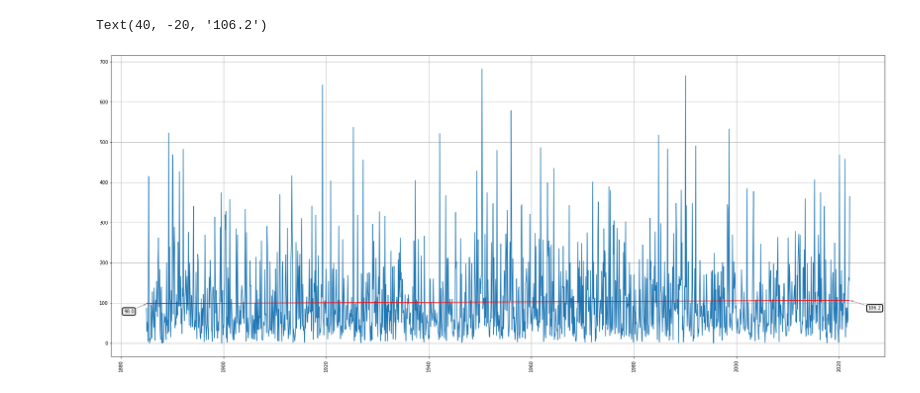
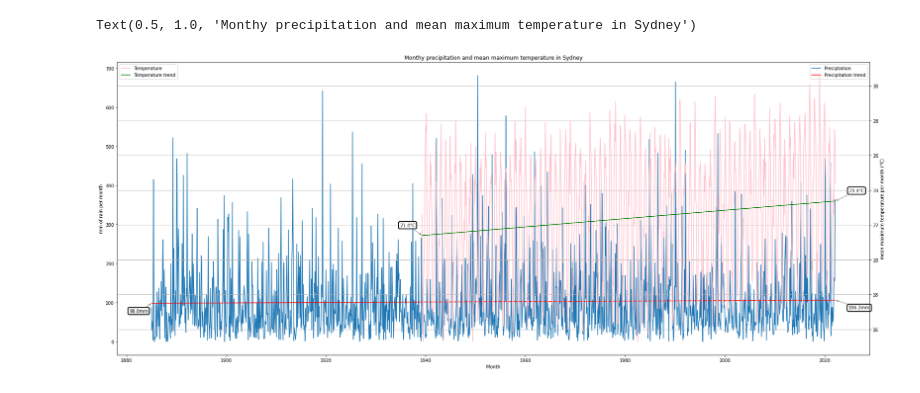
Before and after one commit to ioionu/sydney-climate-charts, a Jupyter notebook: chart.ipynb, the cells around one changed output. Saved outputs shown, nothing was run; the diff lists cells and outputs as text; code cells hidden in the pictures.

Commit message:
more charts

```diff
--- a/chart.ipynb
+++ b/chart.ipynb
@@ -7,7 +8,16 @@ plt.rcParams["figure.figsize"] = (30,12)
 # %%
 rain = pd.read_csv('sydney-rain.csv')
 rain.rename(columns = {'Monthly Precipitation Total (millimetres)': 'mm'}, inplace=True)
+# %%
+# load temperature data
+temperature = pd.read_csv('sydney-temperature.csv')
+temperature.rename(columns = {'Mean maximum temperature (°C)': 'C'}, inplace=True)
 # %%
+# make a datetime column.
 def calc_period(row):
-    # return pd.Period(year=row['Year'], month=row['Month'], freq='M')
     return "{year}/{month:0>2}/01".format(year=row['Year'], month=row['Month'])
+
+rain['date'] = rain.apply(calc_period, axis=1)
+rain['date'] = pd.to_datetime(rain['date'])
+temperature['date'] = temperature.apply(calc_period, axis=1)
+temperature['date'] = pd.to_datetime(temperature['date'])
@@ -27,8 +24,13 @@ dtype: object
 # %%
-import matplotlib.dates as mdates
 # rain trendline.
 x = mdates.date2num(rain['date'])
 d = np.polyfit(x, rain['mm'], 1)
 f = np.poly1d(d)
 rain.insert(7, 'trend', f(x))
+
+# temperature trendline.
+tx = mdates.date2num(temperature['date'])
+td = np.polyfit(tx, temperature['C'], 1)
+tf = np.poly1d(td)
+temperature.insert(7, 'trend', tf(tx))
 # %%
@@ -39,41 +52,81 @@ array([-31045., -31014., -30986., ...,  18962.,  18993.,  19024.])
 # %%
 fig, ax = plt.subplots()
+
+# rain plot.
 p1 = ax.plot(
-    rain['date'], rain['mm']
+    rain['date'], rain['mm'], label='Preciptation'
 )
 p2 = ax.plot(
-    rain['date'], rain['trend'], color='Red'
+    rain['date'], rain['trend'], color='Red', label='Precipitation trend'
 )
+
+# temperature plot.
+ax2 = ax.twinx()
+p3 = ax2.plot(temperature['date'], temperature['C'], color='Pink', label='Temperature')
+p4 = ax2.plot(temperature['date'], temperature['trend'], color='Green', label='Temperature trend')
 
 # tickes and grid.
 plt.xticks(rotation=90)
 plt.grid()
 
 # add annotation for trend line.
-first = rain.iloc[1]
-first_label = f"{first['trend']:.1f}"
-last = rain.iloc[-1]
-last_label = f"{last['trend']:.1f}"
 box_style = dict(boxstyle="round,pad=0.3", fc="white", ec="black", lw=2)
 arrow_style = dict(arrowstyle="->", color="0.5")
+
+# rain
+first = rain.iloc[1]
+first_label = f"{first['trend']:.1f}mm"
+last = rain.iloc[-1]
+last_label = f"{last['trend']:.1f}mm"
 ax.annotate(
     first_label,
     xy=(first['date'], first['trend']),
     xytext=(-50, -20),
     textcoords='offset points',
     bbox=box_style,
     arrowprops=arrow_style
 )
 ax.annotate(
     last_label,
     xy=(last['date'], last['trend']),
-    xytext=(40, -20),
+    xytext=(30, -20),
     textcoords='offset points',
     bbox=box_style,
     arrowprops=arrow_style
 )
+ax.set_ylabel("mm of rain per month")
 
-# plt.show()
+# temperature.
+tfirst = temperature.iloc[1]
+tfirst_label = f"{tfirst['trend']:.1f}°C"
+tlast = temperature.iloc[-1]
+tlast_label = f"{tlast['trend']:.1f}°C"
+ax2.annotate(
+    tfirst_label,
+    xy=(tfirst['date'], tfirst['trend']),
+    xytext=(-50, 20),
+    textcoords='offset points',
+    bbox=box_style,
+    arrowprops=arrow_style
+)
+ax2.annotate(
+    tlast_label,
+    xy=(tlast['date'], tlast['trend']),
+    xytext=(30, 20),
+    textcoords='offset points',
+    bbox=box_style,
+    arrowprops=arrow_style
+)
+ax2.set_ylabel("mean maximum temperature per month (°C)")
+
+# legends.
+handles, labels = ax2.get_legend_handles_labels()
+ax2.legend(handles, labels)
+handles, labels = ax.get_legend_handles_labels()
+ax.legend(handles, labels)
+
+ax.set_xlabel('Month')
+ax.set_title("Monthy precipitation and mean maximum temperature in Sydney")
 # %% [output]
-Text(40, -20, '106.2')
+Text(0.5, 1.0, 'Monthy precipitation and mean maximum temperature in Sydney')
-[figure, old version]
+[figure, new version]
```
Also changed, not shown: parts of 7 cells of this notebook, 4 other files.
